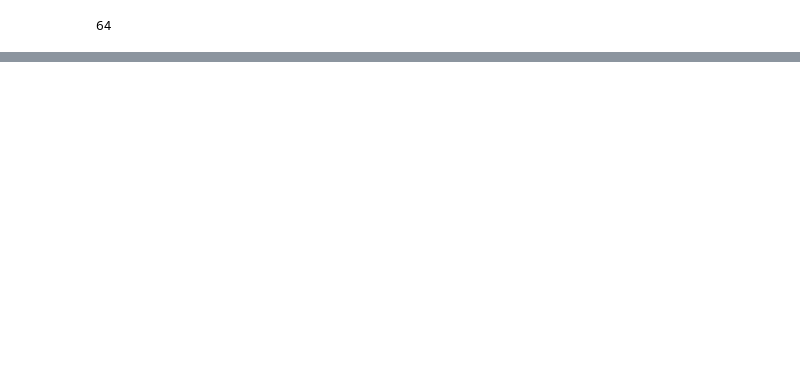
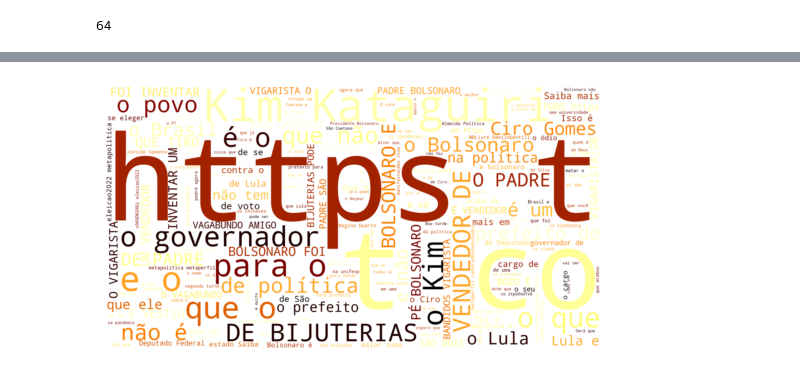
Before and after one commit to Matheusutino/Twitter-politics-analysis, a Jupyter notebook: src/analysisData.ipynb, the cells around one changed output, grey strips where cells are left out. Drawn from its saved outputs; the diff is of its cells as text; code cells hidden in the pictures; blank space fills up the shorter version.

```diff
--- a/src/analysisData.ipynb
+++ b/src/analysisData.ipynb
@@ -91,0 +109,4 @@ Text(0.5, 0, 'label')
+# %%
+# creating the text variable
+
+text_cloud = " ".join(title for title in df['text'])
@@ -92 +130,9 @@ Text(0.5, 0, 'label')
+# %%
+# Display the generated Word Cloud
+
+plt.imshow(wordcloud, interpolation='bilinear')
+plt.axis("off")
+plt.show()
+# %% [output]
+[figure, added]
 # %%
```
Also changed, not shown: parts of 11 cells of this notebook, 53 other files.
